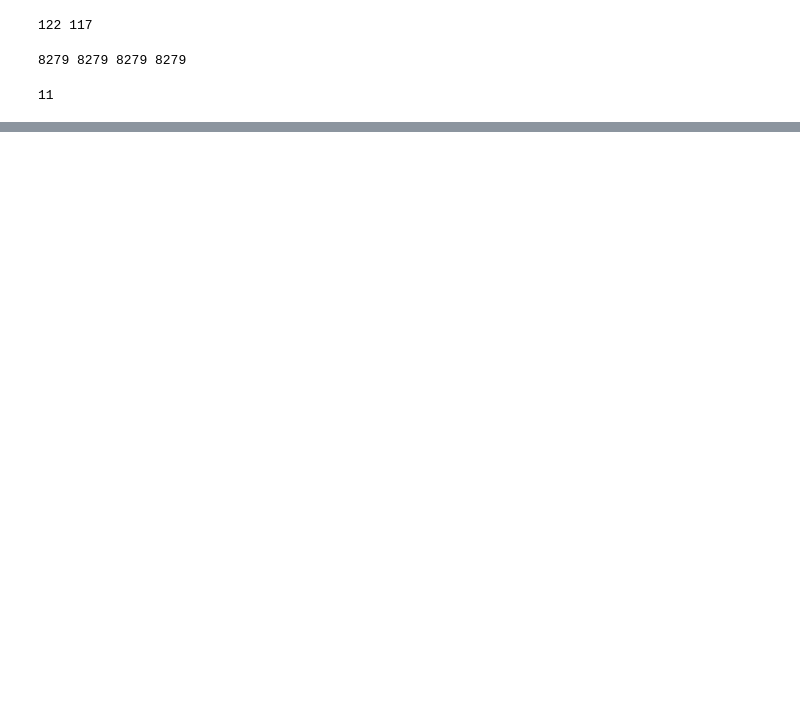
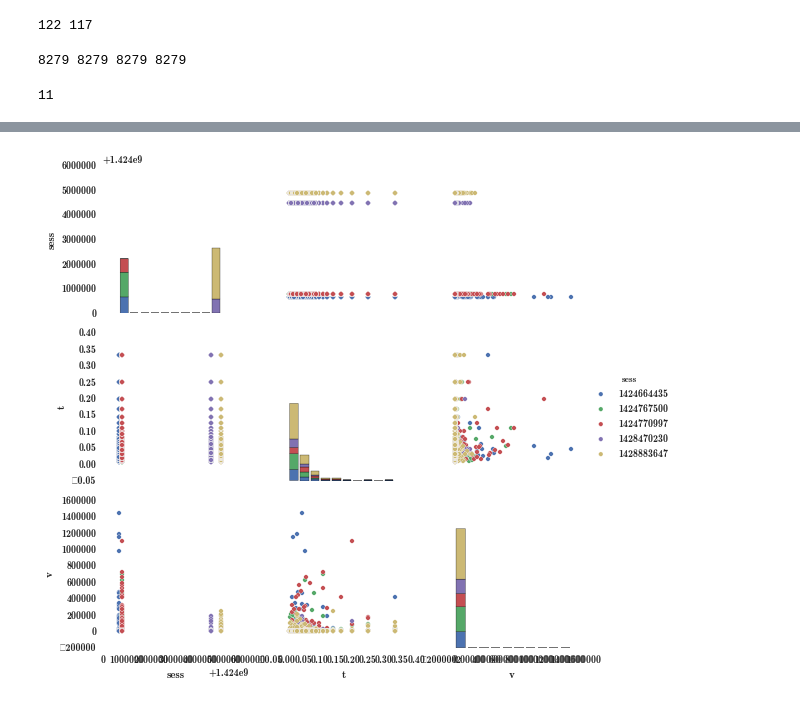
Before and after one commit to andrwat/DA, a Jupyter notebook: notebooks/Final Project.ipynb, the cells around one changed output, grey strips where cells are left out. Drawn from its saved outputs; the diff is of its cells as text; code cells hidden in the pictures; blank space fills up the shorter version.

```diff
--- a/notebooks/Final Project.ipynb
+++ b/notebooks/Final Project.ipynb
@@ -127,0 +121,4 @@ memory usage: 780.6+ KB
+# %%
+features['nv'] = [map(float, features.v[i][1:-2].split(',')) for i in features.index]
+features['nt'] = [map(float, features.t[i][1:-2].split(',')[:-1]) for i in features.index]
+features[['nv','nt']].head(2)
@@ -127,0 +129,3 @@ memory usage: 780.6+ KB
+# %%
+for i in features.index:
+    print len(features.nv[i]), len(features.nt[i])
@@ -127,0 +150,8 @@ memory usage: 780.6+ KB
+# %%
+xx=[]
+for i in features.index:
+    for j in range(0,len(features.nt[i])):
+        xx.append([features.sess[i], features.nt[i][j]/sum(features.nt[i]),
+                                     features.nv[i][j]/sum(features.nv[i])])
+# %%
+nf=pd.DataFrame(xx, columns=['sess','t','v'])
@@ -127,0 +298,4 @@ memory usage: 780.6+ KB
+# %%
+sns.pairplot(nf, hue="sess", size=2.5);
+# %% [output]
+[figure, added]
```
Also changed, not shown: parts of 32 cells of this notebook.
